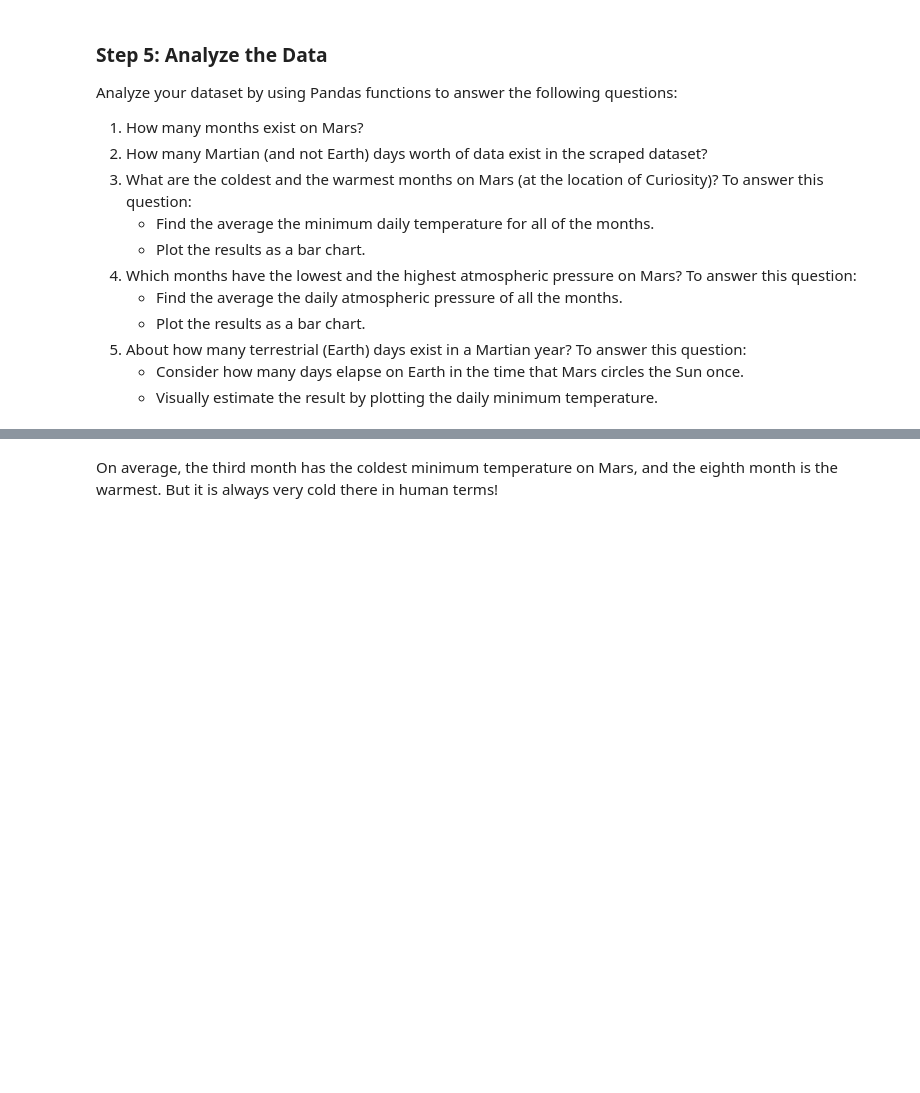
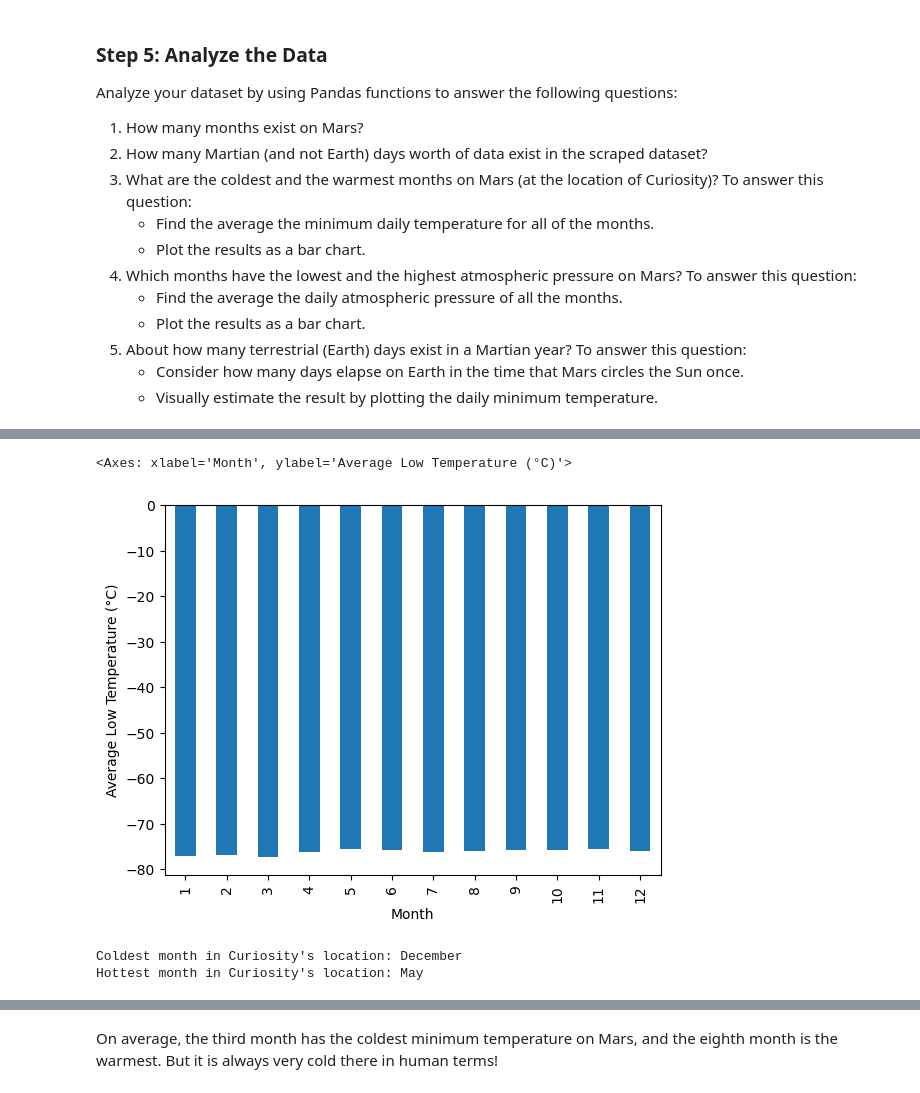
Before and after one commit to Ali-7866/Module-11-Homework, a Jupyter notebook: Starter_Code/part_2_mars_weather.ipynb, the cells around one changed output, grey strips where cells are left out. Saved outputs shown, nothing was run; the diff lists cells and outputs as text; code cells hidden in the pictures; blank space fills up the shorter version.

```diff
--- a/Starter_Code/part_2_mars_weather.ipynb
+++ b/Starter_Code/part_2_mars_weather.ipynb
@@ -162,0 +85,3 @@ df = pd.DataFrame(list_of_rows, columns=column_names)
+# %%
+# Create a Pandas DataFrame by using the list of rows and a list of the column names
+df = pd.DataFrame(data_rows[1:], columns=data_rows[0])
@@ -180,2 +139,7 @@ df['Column2'] = df['Column2'].astype('int')    # Change to integer data type
+# %%
+# Change data types for data analysis
+df['terrestrial_date'] = pd.to_datetime(df['terrestrial_date'])
+df['min_temp'] = df['min_temp'].astype(float)
+df['pressure'] = df['pressure'].astype(float)
 # %%
 # Confirm type changes were successful by examining data types again
@@ -256,32 +183,0 @@ plt.show()
-# %%
-# Identify the coldest and hottest months in Curiosity's location
-
-# Assuming you have already loaded your data into a DataFrame named df
-# Assuming the DataFrame has columns 'Month' and 'Low Temperature'
-
-# Convert 'Low Temperature' column to numeric
-df['Low Temperature'] = pd.to_numeric(df['Low Temperature'], errors='coerce')
-
-# Group the data by 'Month' and calculate the average low temperature for each month
-average_low_temp_by_month = df.groupby('Month')['Low Temperature'].mean()
-
-# Identify the coldest and hottest months
-coldest_month = average_low_temp_by_month.idxmin()
-hottest_month = average_low_temp_by_month.idxmax()
-
-print("Coldest month:", coldest_month)
-print("Hottest month:", hottest_month)
-# %%
-# 4. Average pressure by Martian month
-
-# Assuming you have already loaded your data into a DataFrame named df
-# Assuming the DataFrame has columns 'Month' and 'Pressure'
-
-# Convert 'Pressure' column to numeric
-df['Pressure'] = pd.to_numeric(df['Pressure'], errors='coerce')
-
-# Group the data by 'Month' and calculate the average pressure for each month
-average_pressure_by_month = df.groupby('Month')['Pressure'].mean()
-
-print("Average pressure by Martian month:")
-print(average_pressure_by_month)
@@ -311,0 +203,16 @@ print("There are approximately", martian_year_in_earth_days, "terrestrial days i
+# %%
+# Plot the average temperature by month
+df.groupby(df['terrestrial_date'].dt.month)['min_temp'].mean().plot(kind='bar', xlabel='Month', ylabel='Average Low Temperature (°C)')
+# %% [output]
+<Axes: xlabel='Month', ylabel='Average Low Temperature (°C)'>
+[figure, added]
+# %%
+# Identify the coldest and hottest months in Curiosity's location
+coldest_month = df.loc[df['min_temp'].idxmin()]['terrestrial_date'].strftime('%B')
+hottest_month = df.loc[df['min_temp'].idxmax()]['terrestrial_date'].strftime('%B')
+
+print("Coldest month in Curiosity's location:", coldest_month)
+print("Hottest month in Curiosity's location:", hottest_month)
+# %% [output]
+Coldest month in Curiosity's location: December
+Hottest month in Curiosity's location: May
```
Also changed, not shown: parts of 26 cells of this notebook.
